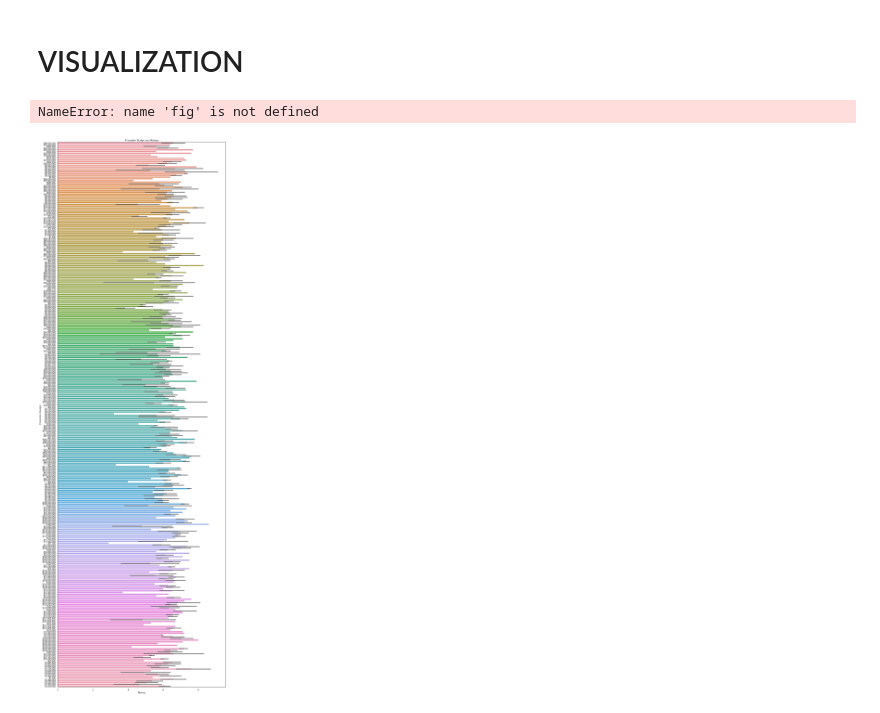
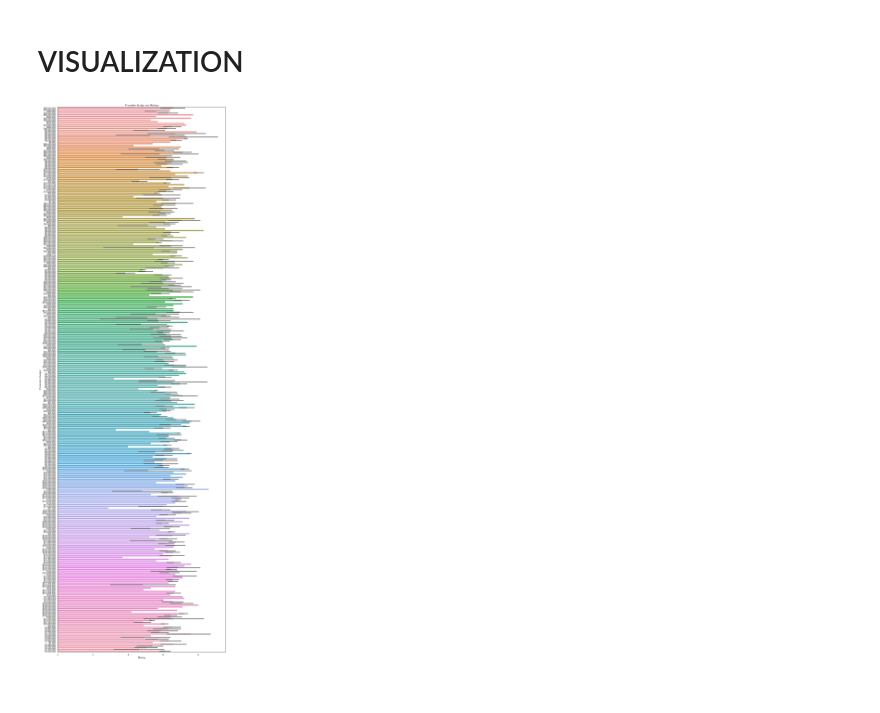
Before and after one commit to letruong711/010921-pt-phase-1-project, a Jupyter notebook: production_budget_ratings.ipynb, the cells around one changed output. Drawn from its saved outputs; the diff is of its cells as text; code cells hidden in the pictures.

```diff
--- a/production_budget_ratings.ipynb
+++ b/production_budget_ratings.ipynb
@@ -124,13 +125,12 @@ PR
 # VISUALIZATION
 # %%
 import seaborn as sns
-f, ax = plt.subplots(figsize=(15, 50))
+fig, ax = plt.subplots(figsize=(15, 50))
 sns.set_theme(style="white")
 sns.barplot(x="averagerating", y="production_budget", data=PR)
 ax.set_title('Production Budget and Ratings')
 ax.set_xlabel('Rating')
 ax.set_ylabel('Production Budget')
 fig.savefig('images/productionbudget.png');
 # %% [output]
-NameError: name 'fig' is not defined
-[figure, old version]
+[figure, new version]
```
Also changed, not shown: parts of 1 cell of this notebook, 1 other file.
